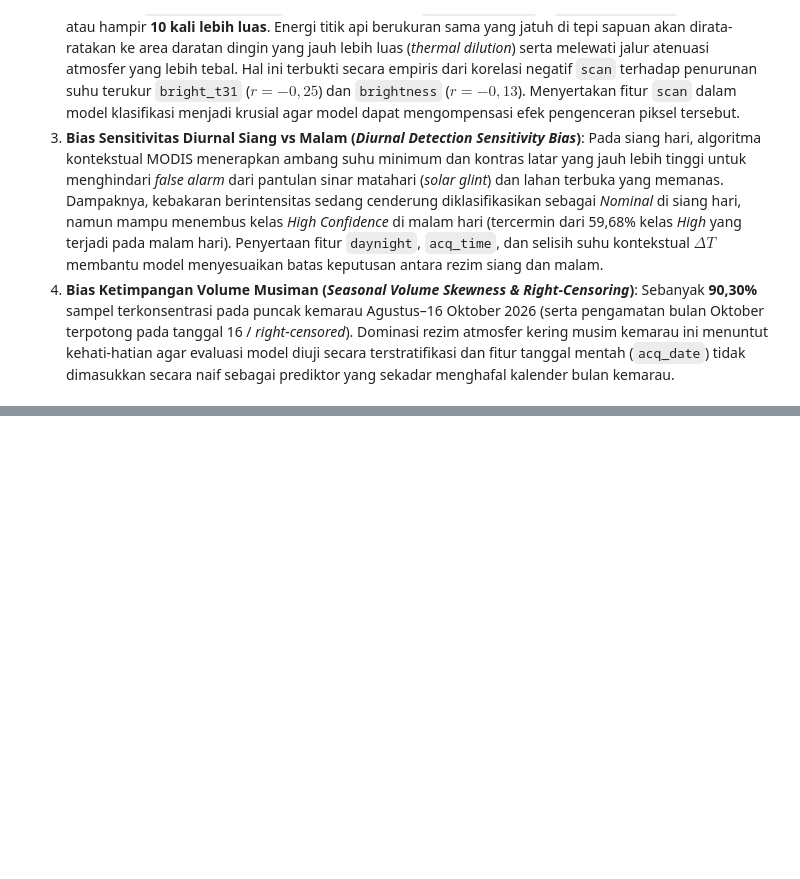
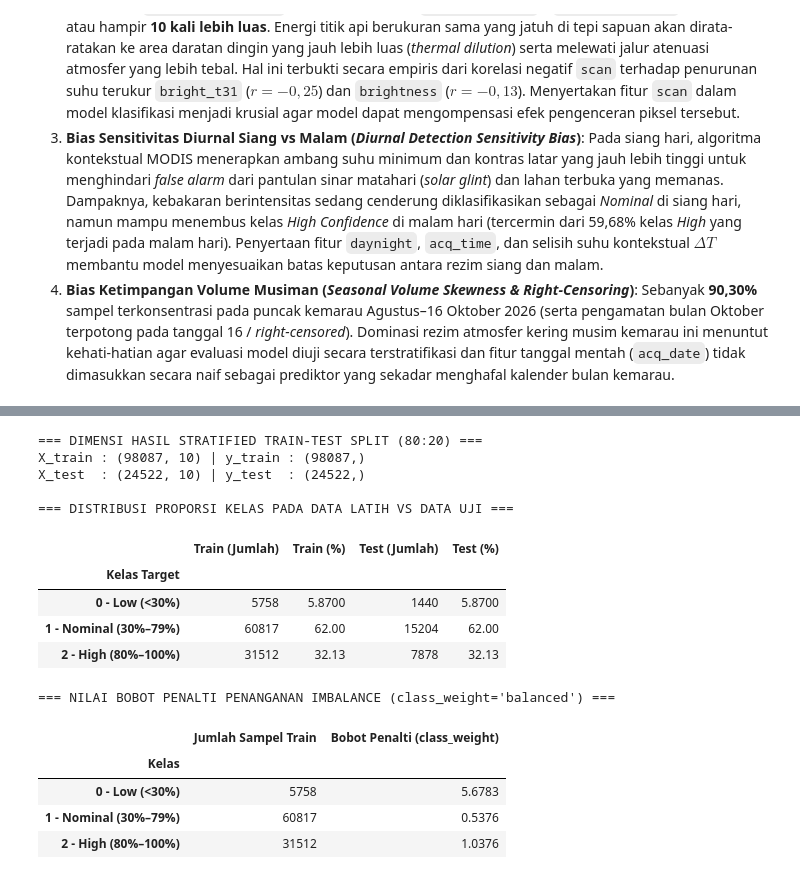
Before and after one commit to Indranaufalf/6_DataScience_IF-A, a Jupyter notebook: Laporan_UTS_EDA_Hotspot_NASA_FIRMS_2026.ipynb, the cells around one changed output, grey strips where cells are left out. Saved outputs shown, nothing was run; the diff lists cells and outputs as text; code cells hidden in the pictures; blank space fills up the shorter version.

```diff
--- a/Laporan_UTS_EDA_Hotspot_NASA_FIRMS_2026.ipynb
+++ b/Laporan_UTS_EDA_Hotspot_NASA_FIRMS_2026.ipynb
@@ -1154,0 +881,60 @@ Variabel `X_train_scaled`, `X_test_scaled`, `y_train`, dan `y_test` siap digunak
+# %%
+from sklearn.model_selection import train_test_split
+from sklearn.utils.class_weight import compute_class_weight
+
+feature_cols = [
+    'latitude', 'longitude', 'brightness', 'bright_t31',
+    'delta_temp', 'frp_log', 'scan', 'acq_hour',
+    'satellite', 'daynight'
+]
+X = df_clean[feature_cols]
+y = df_clean['conf_cat']
+
+X_train, X_test, y_train, y_test = train_test_split(
+    X, y, test_size=0.20, random_state=42, stratify=y
+)
+
+print("=== DIMENSI HASIL STRATIFIED TRAIN-TEST SPLIT (80:20) ===")
+print(f"X_train : {X_train.shape} | y_train : {y_train.shape}")
+print(f"X_test  : {X_test.shape} | y_test  : {y_test.shape}")
+
+class_labels = {0: 'Low (<30%)', 1: 'Nominal (30%–79%)', 2: 'High (80%–100%)'}
+split_summary = pd.DataFrame({
+    'Train (Jumlah)': y_train.value_counts().sort_index(),
+    'Train (%)': (y_train.value_counts(normalize=True).sort_index() * 100).round(2),
+    'Test (Jumlah)': y_test.value_counts().sort_index(),
+    'Test (%)': (y_test.value_counts(normalize=True).sort_index() * 100).round(2)
+})
+split_summary.index = [f"{k} - {class_labels[k]}" for k in split_summary.index]
+split_summary.index.name = 'Kelas Target'
+
+print("\n=== DISTRIBUSI PROPORSI KELAS PADA DATA LATIH VS DATA UJI ===")
+display(split_summary)
+
+classes_unique = np.unique(y_train)
+weights = compute_class_weight('balanced', classes=classes_unique, y=y_train)
+class_weight_df = pd.DataFrame({
+    'Kelas': [f"{c} - {class_labels[c]}" for c in classes_unique],
+    'Jumlah Sampel Train': [int((y_train == c).sum()) for c in classes_unique],
+    'Bobot Penalti (class_weight)': np.round(weights, 4)
+}).set_index('Kelas')
+
+print("=== NILAI BOBOT PENALTI PENANGANAN IMBALANCE (class_weight='balanced') ===")
+display(class_weight_df)
+# %% [output]
+=== DIMENSI HASIL STRATIFIED TRAIN-TEST SPLIT (80:20) ===
+X_train : (98087, 10) | y_train : (98087,)
+X_test  : (24522, 10) | y_test  : (24522,)
+
+=== DISTRIBUSI PROPORSI KELAS PADA DATA LATIH VS DATA UJI ===
+|  | Train (Jumlah) | Train (%) | Test (Jumlah) | Test (%) |
+| Kelas Target |  |  |  |  |
+| 0 - Low (<30%) | 5758 | 5.8700 | 1440 | 5.8700 |
+| 1 - Nominal (30%–79%) | 60817 | 62.00 | 15204 | 62.00 |
+| 2 - High (80%–100%) | 31512 | 32.13 | 7878 | 32.13 |
+=== NILAI BOBOT PENALTI PENANGANAN IMBALANCE (class_weight='balanced') ===
+|  | Jumlah Sampel Train | Bobot Penalti (class_weight) |
+| Kelas |  |  |
+| 0 - Low (<30%) | 5758 | 5.6783 |
+| 1 - Nominal (30%–79%) | 60817 | 0.5376 |
+| 2 - High (80%–100%) | 31512 | 1.0376 |
```
Also changed, not shown: parts of 34 cells of this notebook.
